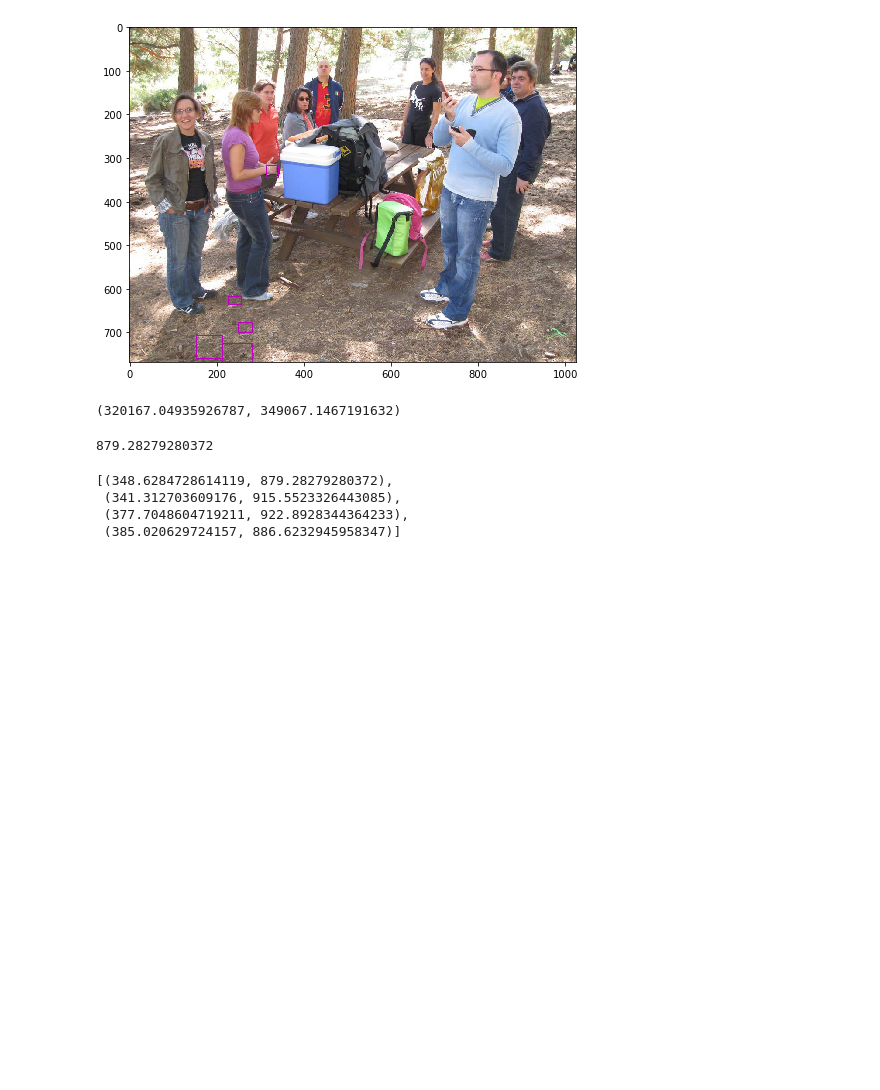
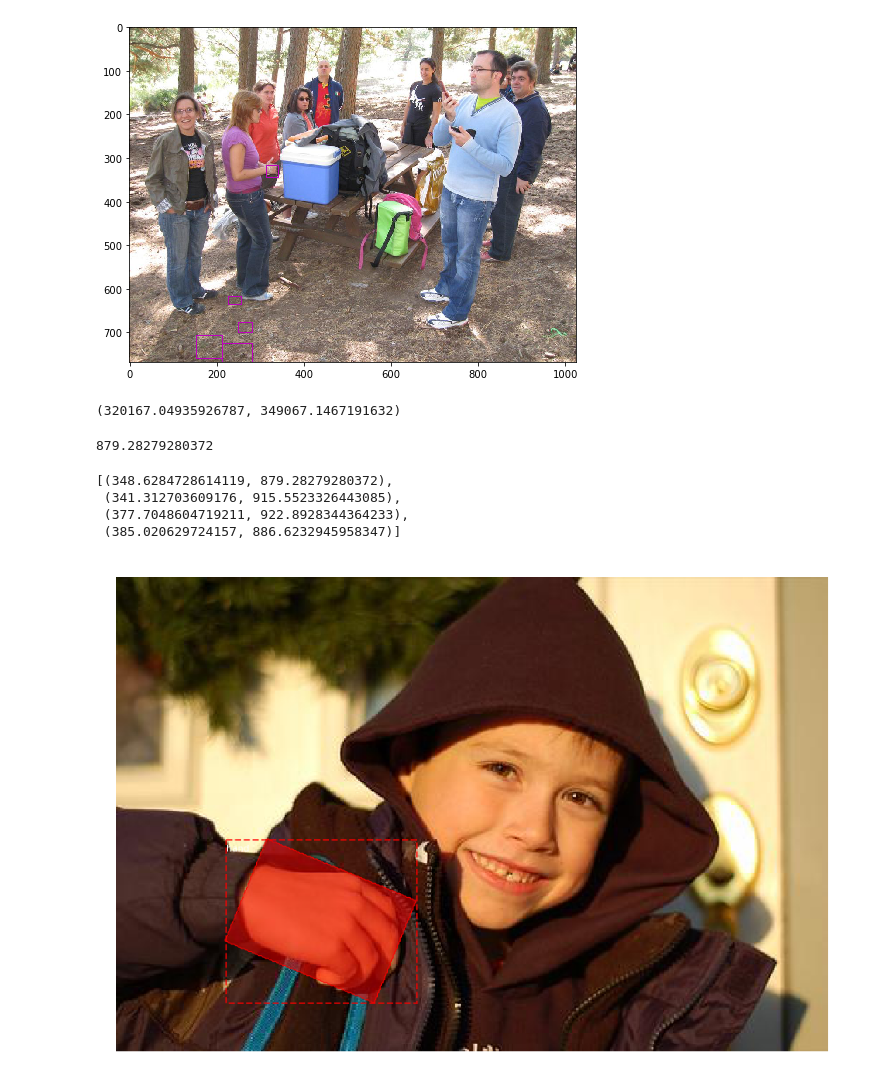
Before and after one commit to wingbender/BP_MRCNN, a Jupyter notebook: Hand_class_trying.ipynb, the cells around one changed output. Saved outputs shown, nothing was run; the diff lists cells and outputs as text; code cells hidden in the pictures; blank space fills up the shorter version.

```diff
--- a/Hand_class_trying.ipynb
+++ b/Hand_class_trying.ipynb
@@ -173,5 +173,96 @@ for box in mat['boxes'][0]:
         c += 1
     i += 1
 return coords
-# %%
-class HandsDataset()
+# %%
+# display image with masks and bounding boxes
+from os import listdir
+from xml.etree import ElementTree
+from numpy import zeros
+from numpy import asarray
+from mrcnn.utils import Dataset
+from mrcnn.visualize import display_instances
+from mrcnn.utils import extract_bboxes
+import scipy.io
+import os
+from tqdm.notebook import tqdm
+import numpy as np
+import cv2
+
+
+# class that defines and loads the kangaroo dataset
+class HandsDataset(Dataset):
+    # load the dataset definitions
+    def load_dataset(self, dataset_dir, data_type='train'):
+        # define one class
+        self.add_class("dataset", 1, "hand")
+        # define data locations
+        images_dir = dataset_dir + data_type + '_data/images/'
+        annotations_dir = dataset_dir + data_type + '_data/annotations/'
+        img_names = [name.split('.')[0] for name in os.listdir(images_dir)]
+        for img_idx, img_name in enumerate(tqdm(img_names)):
+            if img_name == '':
+                continue
+            self.add_image(source='dataset',
+                           image_id=img_idx,
+                           path=images_dir + img_name + '.jpg',
+                           annotation=annotations_dir + img_name + '.mat')
+
+    def load_mask(self, image_id):
+        # get details of image
+        info = self.image_info[image_id]
+        # define box file location
+        path = info['annotation']
+        # load XML
+        boxes = self.coords_from_mat(path)
+        box_array = np.array([[(x, y) for y, x in box] for box in boxes])
+        path = info['path']
+        img = cv2.imread(path)
+        height = img.shape[0]
+        width = img.shape[1]
+        # create one array for all masks, each on a different channel
+        masks = np.zeros((height, width, len(boxes)), dtype='uint8')
+        # create masks
+        class_ids = list()
+        for i_box, box in enumerate(box_array):
+            e_mask = np.zeros_like(img[:, :, 1])
+            masks[:, :, i_box] = cv2.fillPoly(e_mask, [box.astype(np.int32)], 1)
+            class_ids.append(self.class_names.index('hand'))
+        return masks, asarray(class_ids, dtype='int32')
+
+    # load an image reference  <---- This in the second of the 2 required functions
+    def image_reference(self, image_id):
+        info = self.image_info[image_id]
+        return info['path']
+
+    def coords_from_mat(self,mat_filepath):
+        mat = scipy.io.loadmat(mat_filepath)
+        coords = []
+        i = 0
+        for e in mat['boxes'][0]:
+            coords.append(list())
+            c = 0
+            for d in e[0][0]:
+                if c > 3:
+                    break
+                coords[i].append((d[0][0], d[0][1]))
+                c += 1
+            i += 1
+        return coords
+
+
+# train set
+train_set = HandsDataset()
+train_set.load_dataset('./datasets/hands/')
+train_set.prepare()
+# define image id
+image_id = 176
+# load the image
+image = train_set.load_image(image_id)
+# load the masks and the class ids
+mask, class_ids = train_set.load_mask(image_id)
+# extract bounding boxes from the masks
+bbox = extract_bboxes(mask)
+# display image with masks and bounding boxes
+display_instances(image, bbox, mask, class_ids, train_set.class_names)
+# %% [output]
+[figure, added]
```
Also changed, not shown: parts of 2 cells of this notebook, 1 other file.
